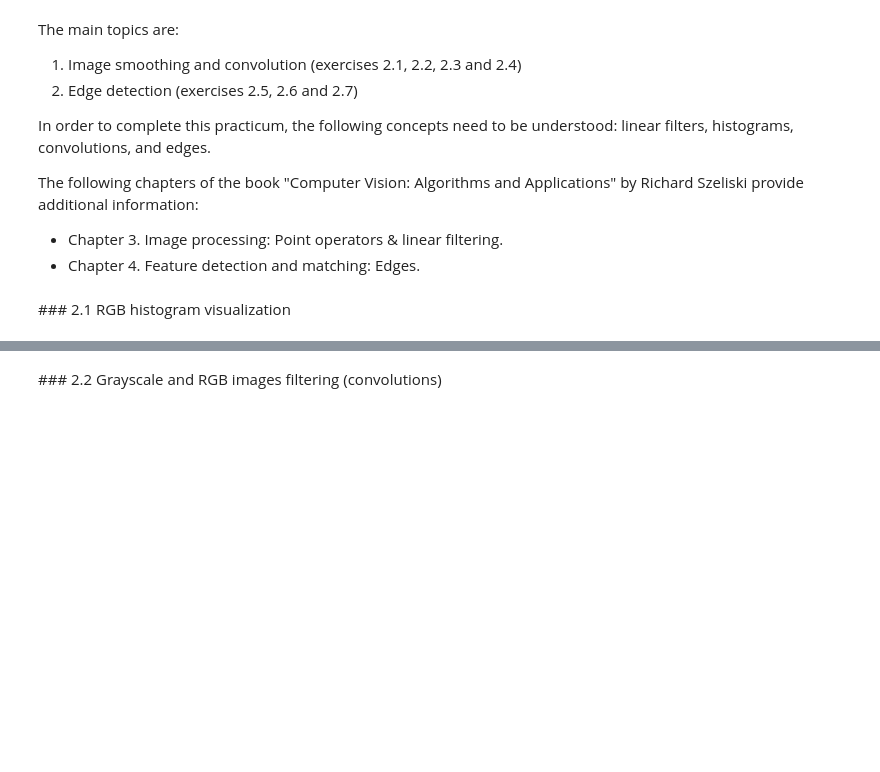
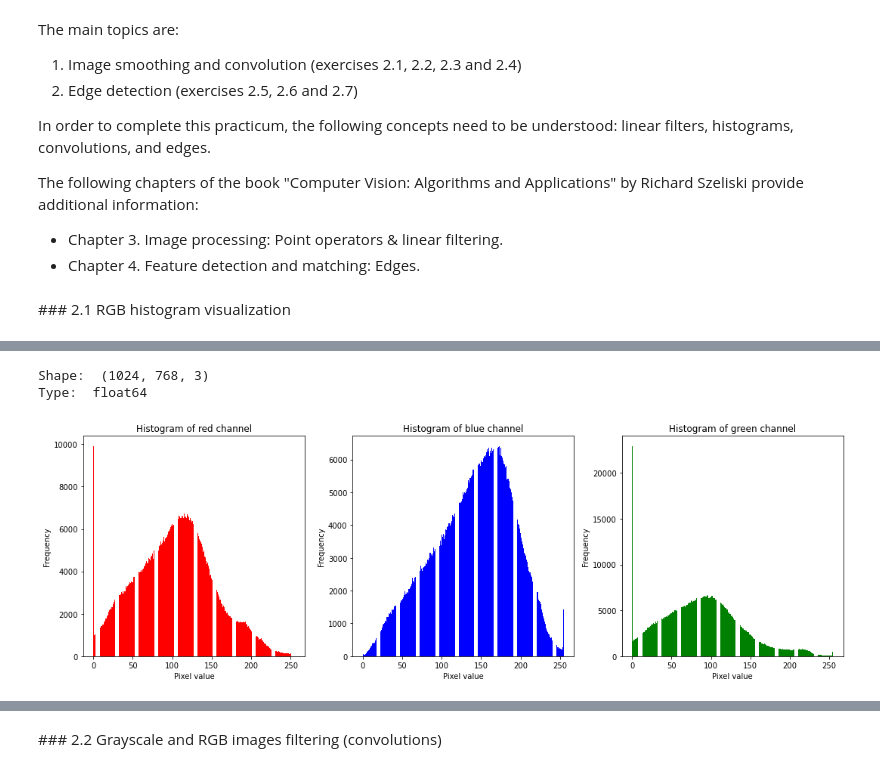
Before and after one commit to dacxjo/computer_vision, a Jupyter notebook: Labs/p2/p2_2022-23.ipynb, the cells around one changed output, grey strips where cells are left out. Saved outputs shown, nothing was run; the diff lists cells and outputs as text; code cells hidden in the pictures; blank space fills up the shorter version.

```diff
--- a/Labs/p2/p2_2022-23.ipynb
+++ b/Labs/p2/p2_2022-23.ipynb
@@ -43,0 +48,23 @@ a) Read the image `./images_notebook/rocki.jpeg` and visualize the RGB image as
+# %%
+#your solution
+q1_img = io.imread('./images_notebook/rocki.jpeg').astype(float)
+
+fig, axs = plt.subplots(1, q1_img.shape[2], figsize=(5 * q1_img.shape[2], 5))
+
+colors = ["red", "blue", "green"]
+for i in range(q1_img.shape[2]):
+    channel = q1_img[:, :, i]
+    hist = histogram(channel)
+    axs[i].bar(hist[1], hist[0], color=colors[i])
+    axs[i].set_xlabel('Pixel value')
+    axs[i].set_ylabel('Frequency')
+    axs[i].set_title('Histogram of ' + colors[i] + ' channel')
+
+print("Shape: ", q1_img.shape)
+print("Type: ", q1_img.dtype)
+plt.tight_layout()
+plt.show()
+# %% [output]
+Shape:  (1024, 768, 3)
+Type:  float64
+[figure, added]
```
Also changed, not shown: parts of 6 cells of this notebook.
